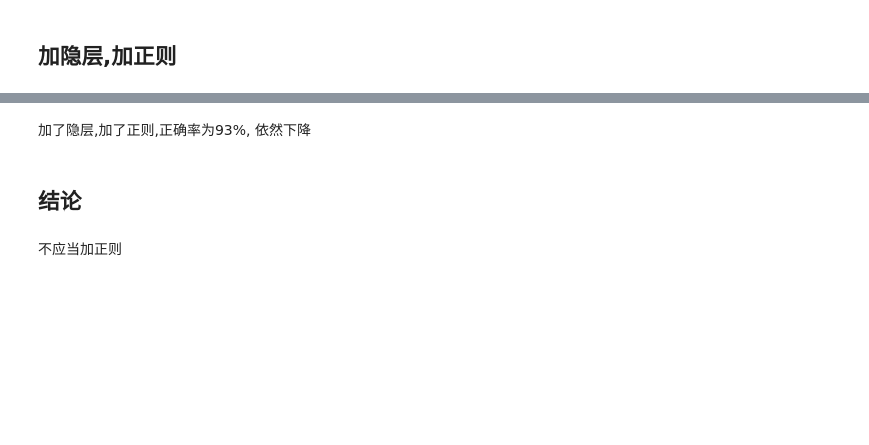
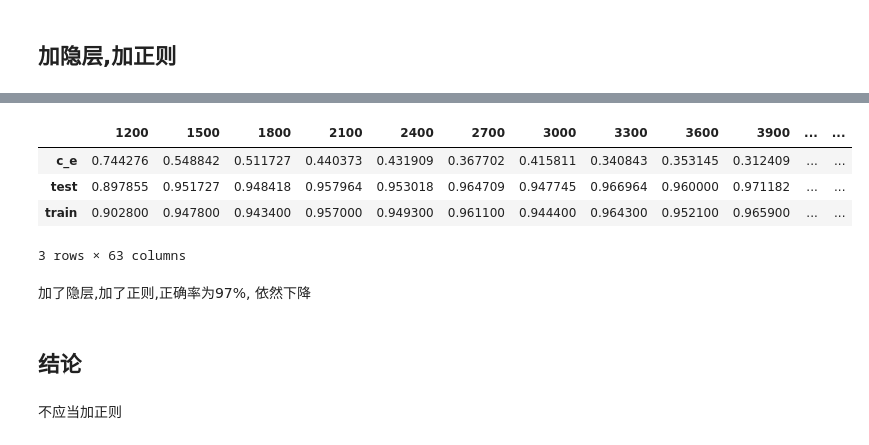
Before and after one commit to zhouzhiqi/Deep-Learning, a Jupyter notebook: Mnist/5_mnist_homework_l1l2.ipynb, the cells around one changed output, grey strips where cells are left out. Saved outputs shown, nothing was run; the diff lists cells and outputs as text; code cells hidden in the pictures; blank space fills up the shorter version.

```diff
--- a/Mnist/5_mnist_homework_l1l2.ipynb
+++ b/Mnist/5_mnist_homework_l1l2.ipynb
@@ -100,12 +164,17 @@ b2 = tf.Variable(tf.zeros([10]))
 # %%
-# Define loss and optimizer
-hidden1=tf.nn.sigmoid(tf.matmul(x,W1)+b1)  #这里使用传统的Sigmoid非线性激活函数
-y = tf.matmul(hidden1, W2) + b2
+# 添加隐层
+hidden1 = tf.nn.sigmoid(tf.matmul(x,W1)+b1)
+hidden2 = tf.nn.relu(tf.matmul(hidden1,W2)+b2)
+hidden3 = tf.nn.relu6(tf.matmul(hidden2,W3)+b3)
+hidden4 = tf.nn.tanh(tf.matmul(hidden3,W4)+b4)
+y = tf.matmul(hidden4, W5) + b5
 y_ = tf.placeholder(tf.float32, [None, 10])
 # %%
 cross_entropy = tf.reduce_mean(
     tf.nn.softmax_cross_entropy_with_logits_v2(labels=y_, logits=y))\
-    + tf.contrib.layers.l2_regularizer(0.001)(W1)\
-    + tf.contrib.layers.l1_regularizer(0.001)(W2,b2)
+    +tf.contrib.layers.l1_regularizer(0.0001)(W1,b1)\
+    +tf.contrib.layers.l1_regularizer(0.0001)(W2,b2)\
+    +tf.contrib.layers.l1_regularizer(0.0001)(W3,b3)\
+    +tf.contrib.layers.l1_regularizer(0.0001)(W4,b4)
 # %%
 train_step = tf.train.GradientDescentOptimizer(0.5).minimize(cross_entropy)
@@ -155,5 +232,13 @@ acc
+# %%
+df.T
+# %% [output]
+|  | 1200 | 1500 | 1800 | 2100 | 2400 | 2700 | 3000 | 3300 | 3600 | 3900 | ... | ... |
+| c_e | 0.744276 | 0.548842 | 0.511727 | 0.440373 | 0.431909 | 0.367702 | 0.415811 | 0.340843 | 0.353145 | 0.312409 | ... | ... |
+| test | 0.897855 | 0.951727 | 0.948418 | 0.957964 | 0.953018 | 0.964709 | 0.947745 | 0.966964 | 0.960000 | 0.971182 | ... | ... |
+| train | 0.902800 | 0.947800 | 0.943400 | 0.957000 | 0.949300 | 0.961100 | 0.944400 | 0.964300 | 0.952100 | 0.965900 | ... | ... |
+3 rows × 63 columns
 # %% [markdown]
-加了隐层,加了正则,正确率为93%, 依然下降
+加了隐层,加了正则,正确率为97%, 依然下降
 # %% [markdown]
 ## 结论
 # %% [markdown]
```
Also changed, not shown: parts of 23 cells of this notebook, 10 other files.
